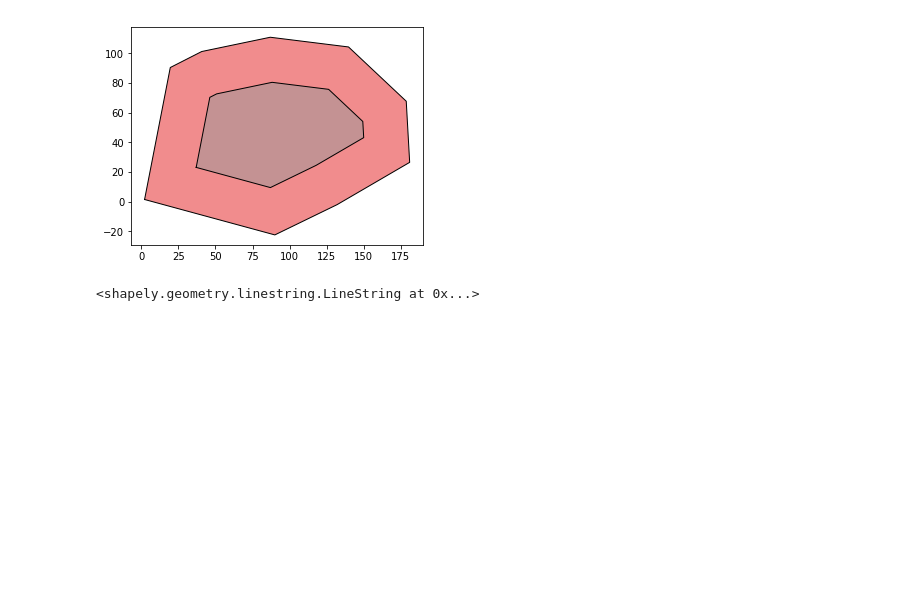
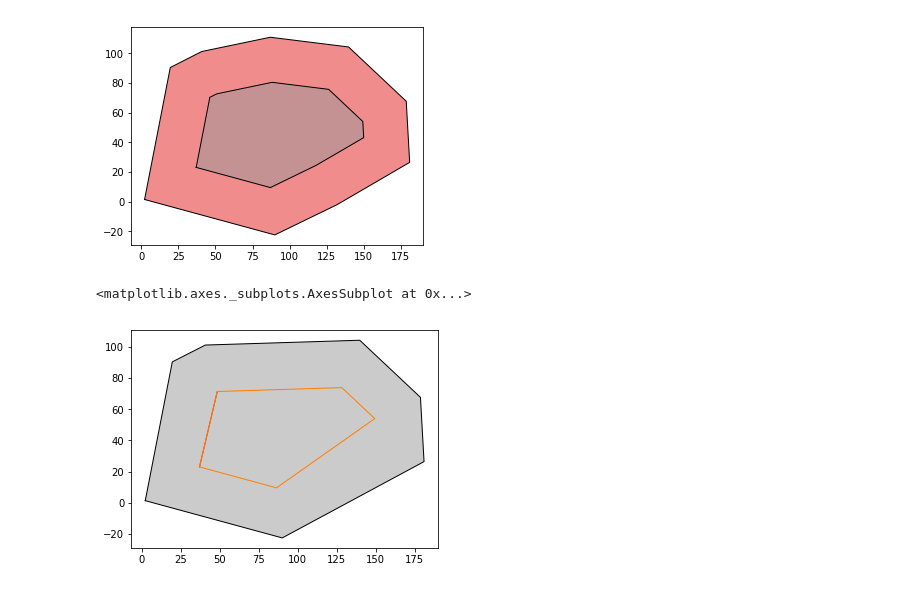
Before and after one commit to tristanwqy/basemap, a Jupyter notebook: circle_algo.ipynb, the cells around one changed output. Drawn from its saved outputs; the diff is of its cells as text; code cells hidden in the pictures; blank space fills up the shorter version.

```diff
--- a/circle_algo.ipynb
+++ b/circle_algo.ipynb
@@ -173,8 +173,13 @@ gpd.GeoSeries([our_base, our_base.buffer(-30)]).plot()
 (2.241150126735, -22.49571407856, 180.9080901072, 110.734374786) 17682.349051814203
 <matplotlib.axes._subplots.AxesSubplot at 0x...>
 [figure]
-# %%
-building_line = our_base.buffer(-10).boundary
-building_line
-# %% [output]
-<shapely.geometry.linestring.LineString at 0x...>
+# %%
+import random
+building_line = our_base.buffer(-30).simplify(10).boundary
+building_coords = building_line.coords
+k = random.choice(range(len(building_coords)))
+line = LineString([building_coords[k % len(building_coords)], building_coords[k+1 % len(building_coords)]])
+gpd.GeoSeries([line, building_line, our_base]).plot()
+# %% [output]
+<matplotlib.axes._subplots.AxesSubplot at 0x...>
+[figure, added]
```
Also changed, not shown: 1 other file.
